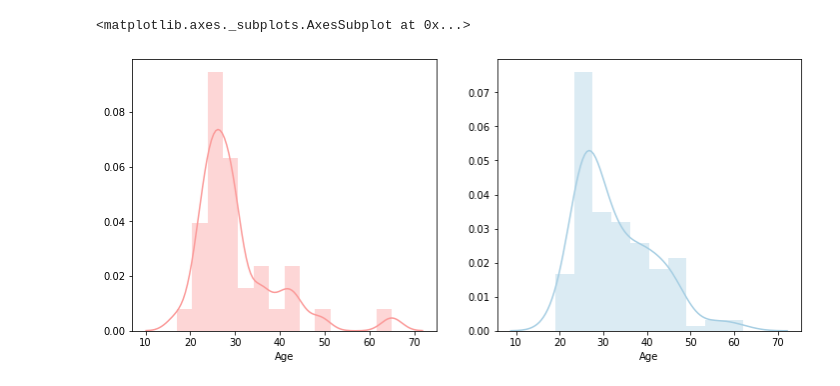
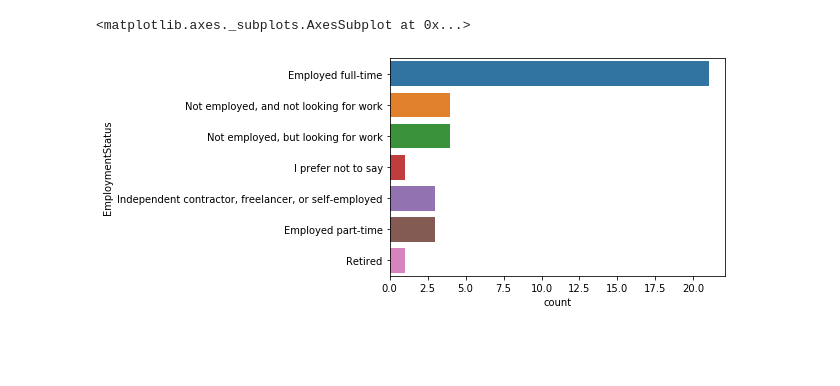
Before and after one commit to jdrae/data-visualization-practice, a Jupyter notebook: Kaggle survey 2018.ipynb, the cells around one changed output. Drawn from its saved outputs; the diff is of its cells as text; code cells hidden in the pictures; blank space fills up the shorter version.

```diff
--- a/Kaggle survey 2018.ipynb
+++ b/Kaggle survey 2018.ipynb
@@ -215,5 +73,0 @@ sns.countplot(y= 'EmploymentStatus', data=mcq)
-# %%
-korea = mcq.loc[(mcq['Country']=='South Korea')]
-print('The number of interviewees in Korea: '+str(korea.shape[0]))
-sns.distplot(korea['Age'].dropna())
-plt.show()
@@ -229,11 +74,6 @@ Text(0.5, 1.0, 'Korean')
-# %%
-figure, (ax1, ax2) = plt.subplots(ncols=2)
-figure.set_size_inches(12,5)
-sns.distplot(korea['Age'].loc[korea['GenderSelect']=='Female'].dropna(),
-            norm_hist=False, color = sns.color_palette("Paired")[4], ax=ax1)
-
-sns.distplot(korea['Age'].loc[korea['GenderSelect']=='Male'].dropna(),
-            norm_hist=False, color = sns.color_palette("Paired")[0], ax= ax2)
-# %% [output]
-<matplotlib.axes._subplots.AxesSubplot at 0x...>
-[figure, removed]
+# %%
+female = korea.loc[korea['GenderSelect'] == 'Female']
+sns.countplot(y= 'EmploymentStatus', data=female)
+# %% [output]
+<matplotlib.axes._subplots.AxesSubplot at 0x...>
+[figure, added]
```
Also changed, not shown: parts of 25 cells of this notebook.
